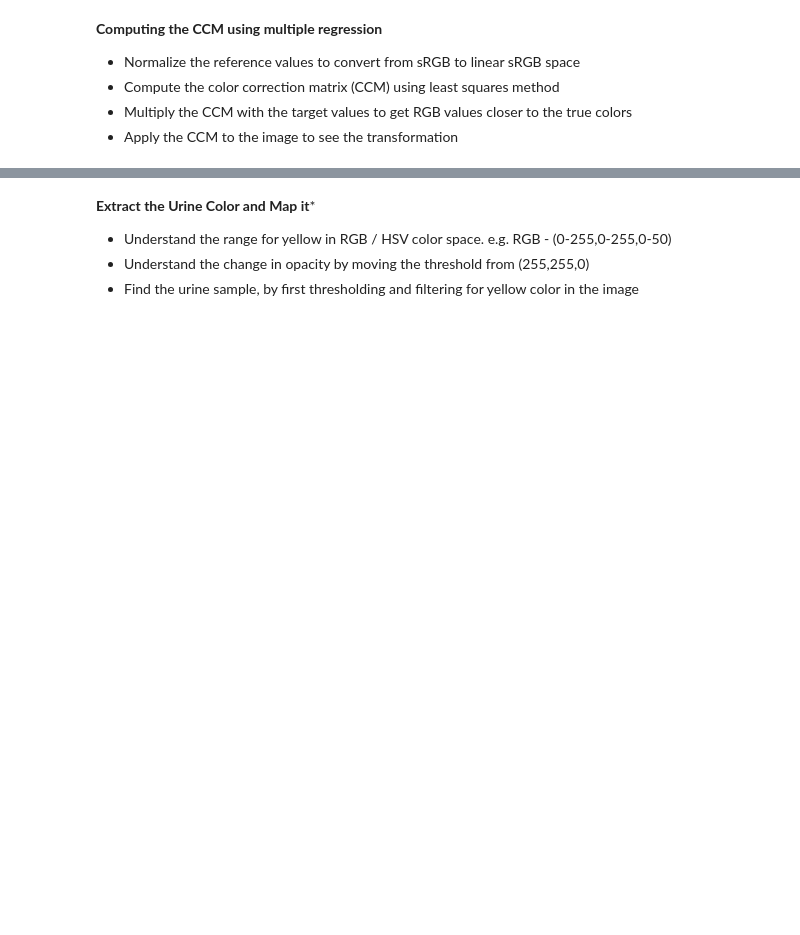
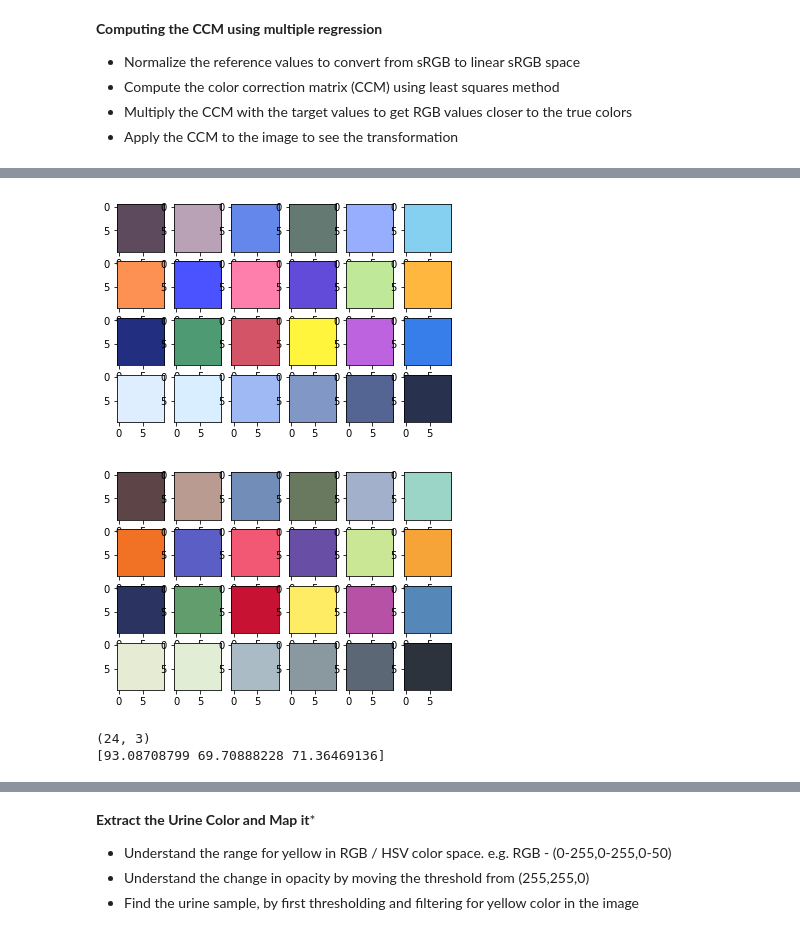
Before and after one commit to swedwi/Urine-Analysis, a Jupyter notebook: Color Correction - Urine.ipynb, the cells around one changed output, grey strips where cells are left out. Drawn from its saved outputs; the diff is of its cells as text; code cells hidden in the pictures; blank space fills up the shorter version.

```diff
--- a/Color Correction - Urine.ipynb
+++ b/Color Correction - Urine.ipynb
@@ -374,0 +419,11 @@ The difference value 8.620871303831514
+# %%
+    show_color_swatches(targetValue)
+    show_color_swatches(corrTargetVal)
+
+    print(corrTargetVal.shape)
+    print(corrTargetVal[0])
+# %% [output]
+[figure, added]
+[figure, added]
+(24, 3)
+[93.08708799 69.70888228 71.36469136]
```
Also changed, not shown: parts of 16 cells of this notebook, 1 other file.
